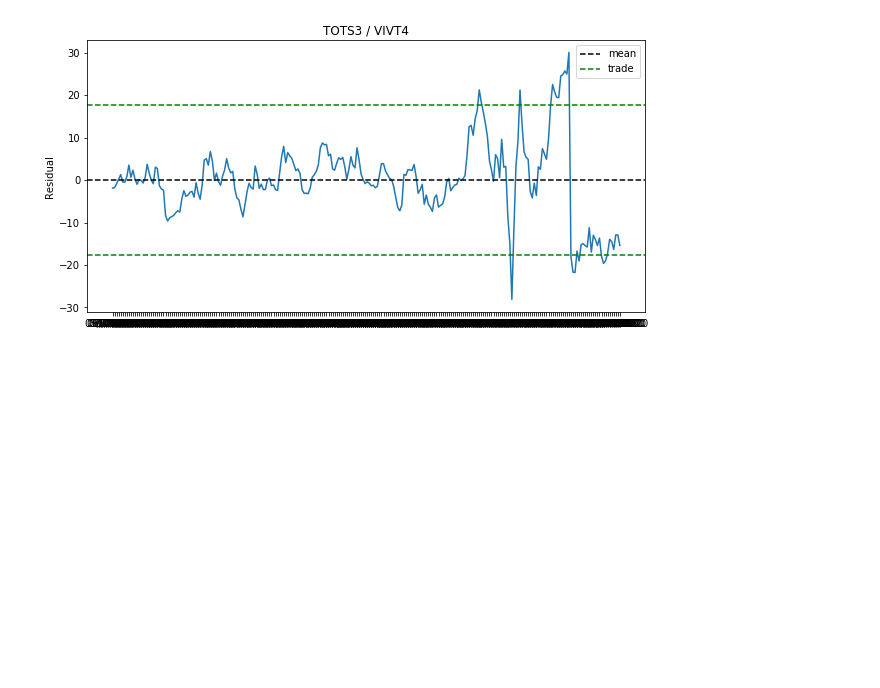
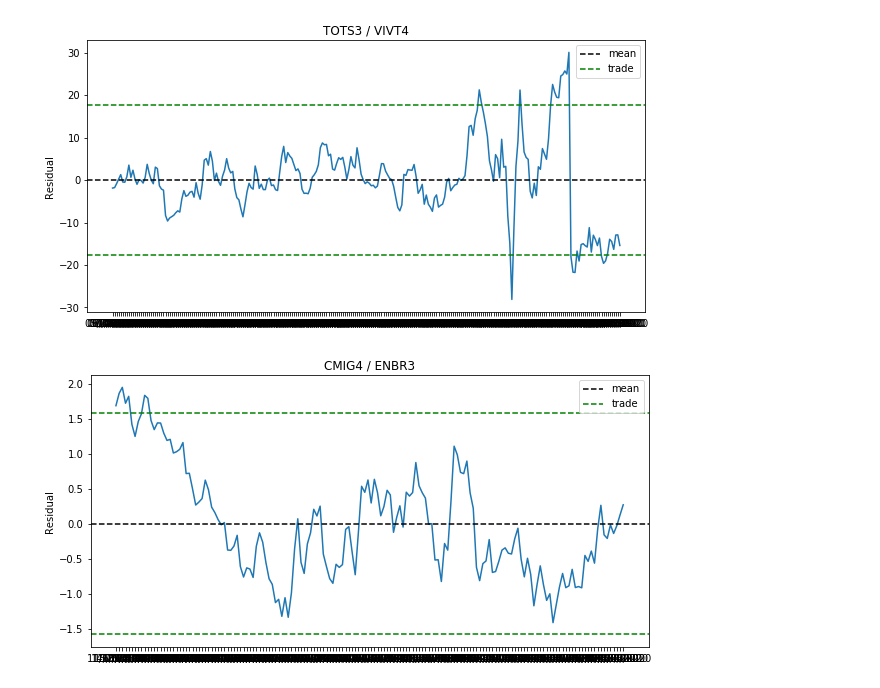
Before and after one commit to andreolvgomes/long-short-by-cointegration, a Jupyter notebook: Cointegration.ipynb, the cells around one changed output. Saved outputs shown, nothing was run; the diff lists cells and outputs as text; code cells hidden in the pictures; blank space fills up the shorter version.

```diff
--- a/Cointegration.ipynb
+++ b/Cointegration.ipynb
@@ -433,3 +433,7 @@ signal.loc[(signal['Period'] > 2)].sort_values(by=['HalfLife'], ascending=True)
 show(data, 'TOTS3', 'VIVT4', 250)
 # %% [output]
 [figure]
+# %%
+show(data, 'CMIG4', 'ENBR3', 160)
+# %% [output]
+[figure, added]
```
Also changed, not shown: parts of 4 cells of this notebook.
